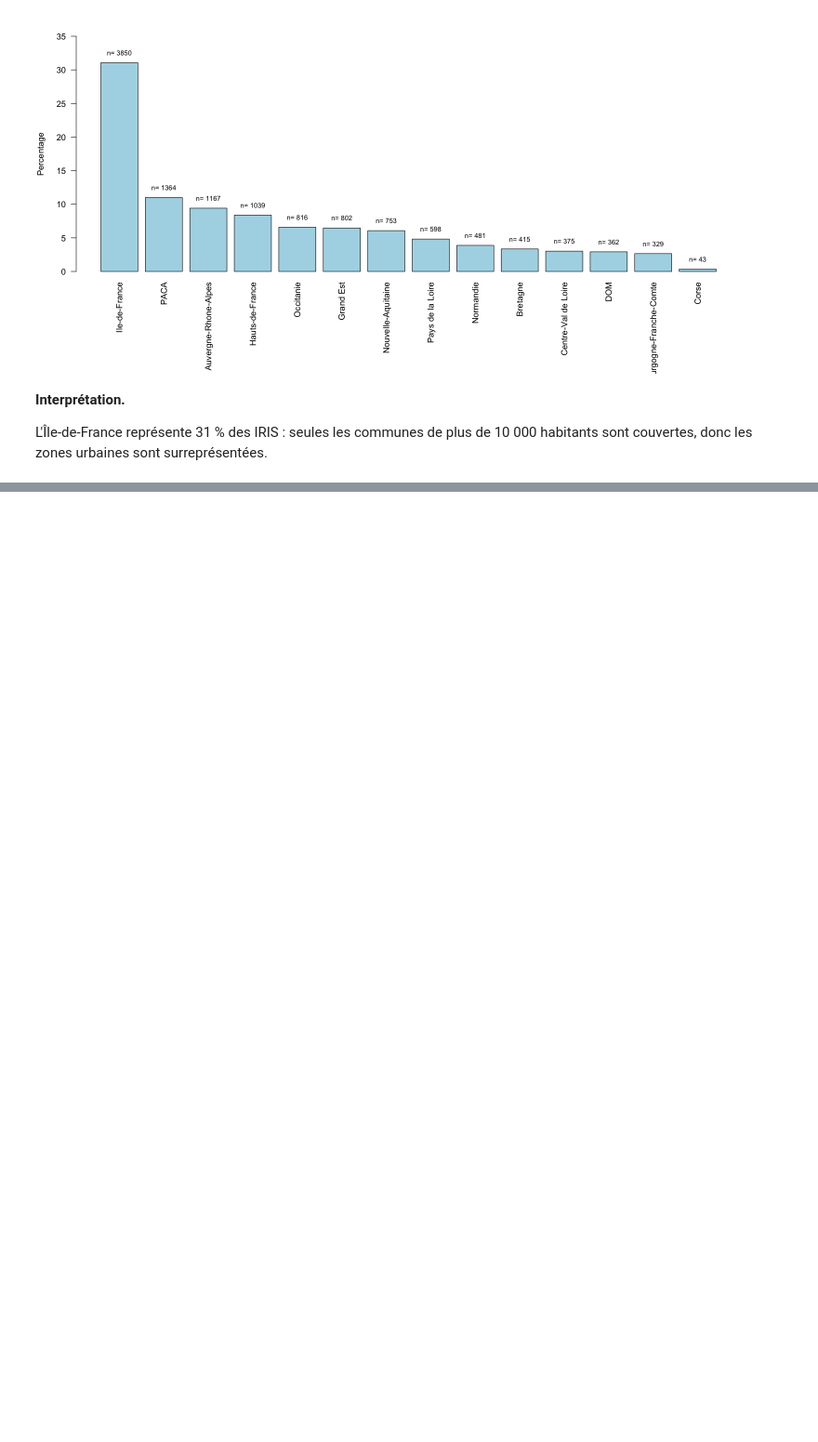
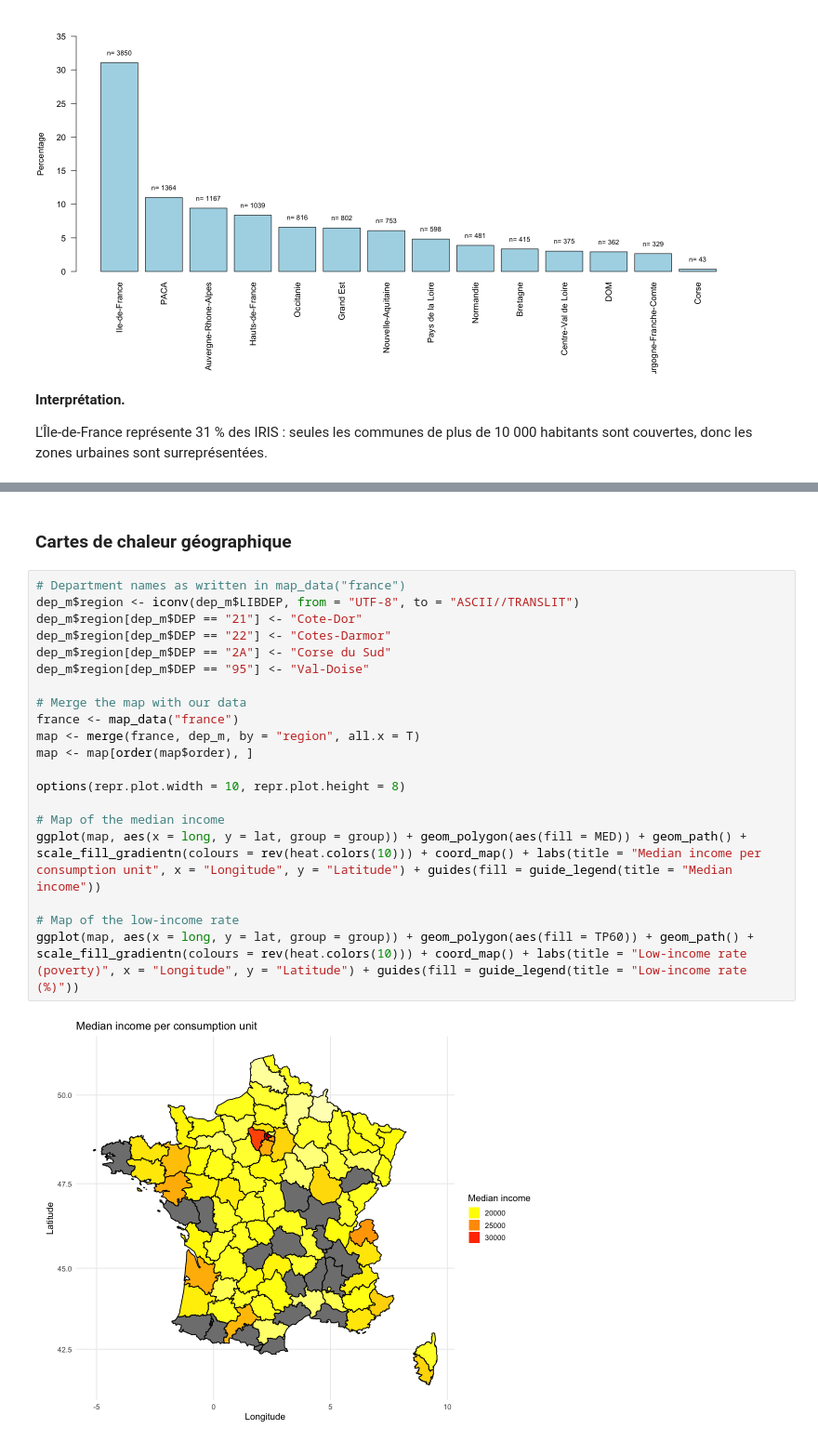
Before and after one commit to Vic-Warden/France-Income-Disparities, a Jupyter notebook: project.ipynb, the cells around one changed output, grey strips where cells are left out. Shown at 93% size. Drawn from its saved outputs; the diff is of its cells as text; blank space fills up the shorter version.

```diff
--- a/project.ipynb
+++ b/project.ipynb
@@ -385,0 +431,24 @@ L'Île-de-France représente 31 % des IRIS : seules les communes de plus de 10 0
+# %% [markdown]
+### Cartes de chaleur géographique
+# %%
+# Department names as written in map_data("france")
+dep_m$region <- iconv(dep_m$LIBDEP, from = "UTF-8", to = "ASCII//TRANSLIT")
+dep_m$region[dep_m$DEP == "21"] <- "Cote-Dor"
+dep_m$region[dep_m$DEP == "22"] <- "Cotes-Darmor"
+dep_m$region[dep_m$DEP == "2A"] <- "Corse du Sud"
+dep_m$region[dep_m$DEP == "95"] <- "Val-Doise"
+
+# Merge the map with our data
+france <- map_data("france")
+map <- merge(france, dep_m, by = "region", all.x = T)
+map <- map[order(map$order), ]
+
+options(repr.plot.width = 10, repr.plot.height = 8)
+
+# Map of the median income
+ggplot(map, aes(x = long, y = lat, group = group)) + geom_polygon(aes(fill = MED)) + geom_path() + scale_fill_gradientn(colours = rev(heat.colors(10))) + coord_map() + labs(title = "Median income per consumption unit", x = "Longitude", y = "Latitude") + guides(fill = guide_legend(title = "Median income"))
+
+# Map of the low-income rate
+ggplot(map, aes(x = long, y = lat, group = group)) + geom_polygon(aes(fill = TP60)) + geom_path() + scale_fill_gradientn(colours = rev(heat.colors(10))) + coord_map() + labs(title = "Low-income rate (poverty)", x = "Longitude", y = "Latitude") + guides(fill = guide_legend(title = "Low-income rate (%)"))
+# %% [output]
+[figure, added]
```
Also changed, not shown: parts of 15 cells of this notebook.
